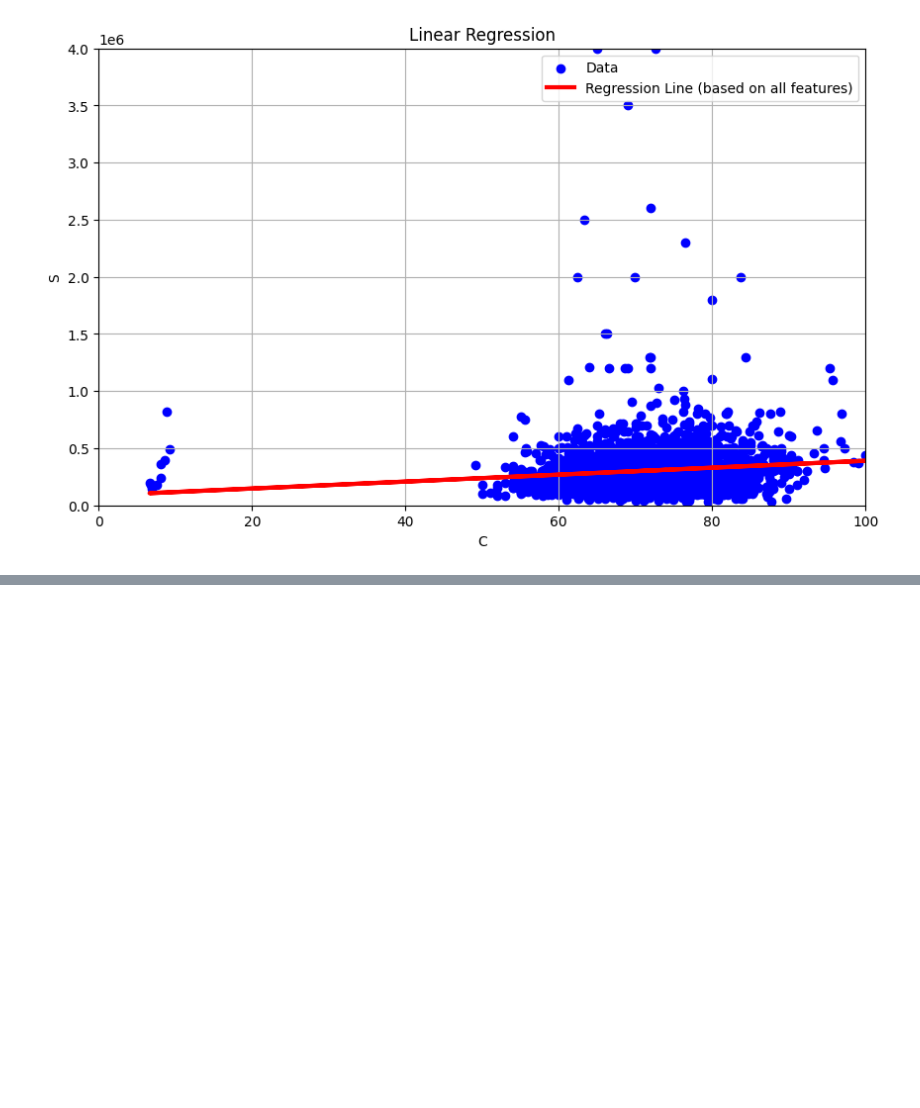
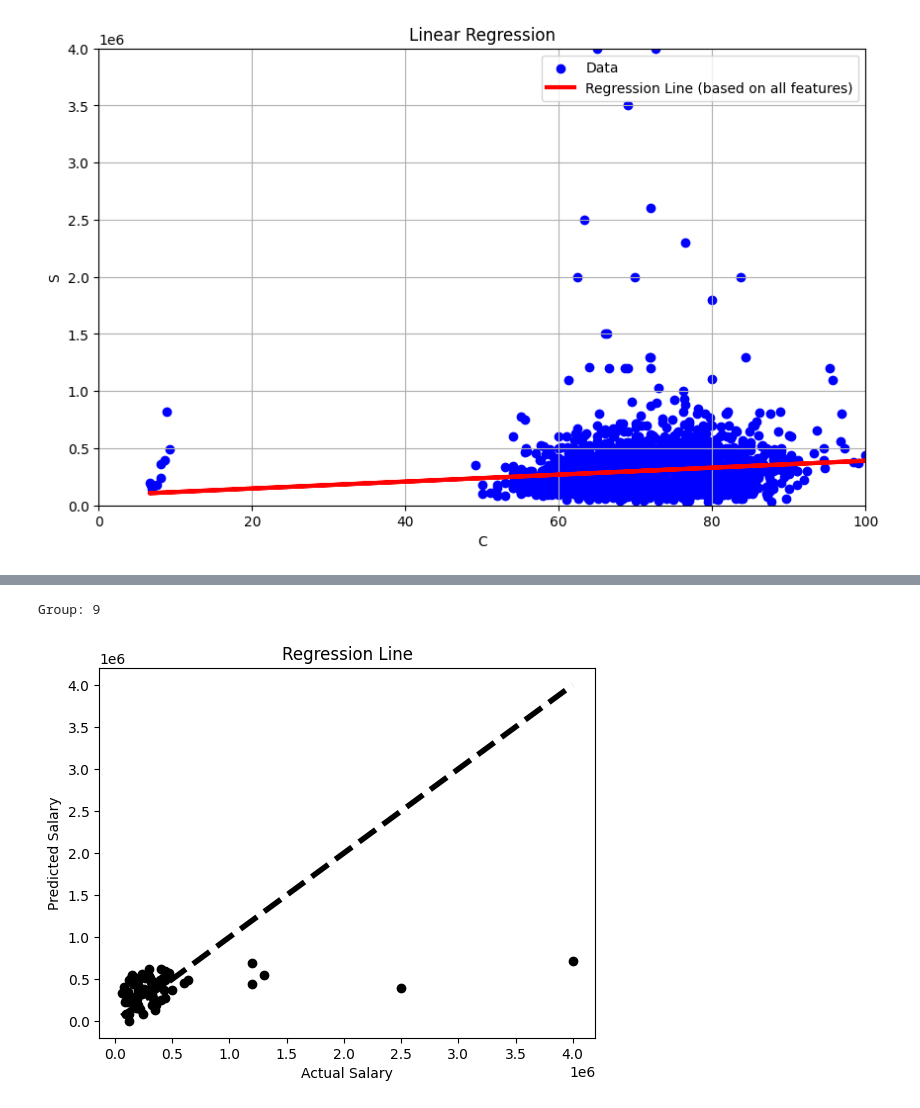
Before and after one commit to Chris-JunHao/group3, a Jupyter notebook: Additional.ipynb, the cells around one changed output, grey strips where cells are left out. Saved outputs shown, nothing was run; the diff lists cells and outputs as text; code cells hidden in the pictures; blank space fills up the shorter version.

Commit message:
cluster fit

```diff
--- a/Additional.ipynb
+++ b/Additional.ipynb
@@ -202,0 +176,80 @@ for group in groups:
+# %%
+
+target = 'Salary'
+
+features = ['10board','12board','CollegeID','CollegeTier','Degree','Specialization','CollegeCityID','CollegeCityTier','CollegeState']
+# 数据标准化
+scaler = StandardScaler()
+data[features] = scaler.fit_transform(data[features])
+# Perform KMeans clustering
+kmeans = KMeans(n_clusters=20, random_state=42)
+data['cluster1'] = kmeans.fit_predict(data[features])
+
+features = ['Age','12graduation','GraduationYear']
+# 数据标准化
+scaler = StandardScaler()
+data[features] = scaler.fit_transform(data[features])
+# Perform KMeans clustering
+kmeans = KMeans(n_clusters=20, random_state=42)
+data['cluster2'] = kmeans.fit_predict(data[features])
+
+features = ['collegeGPA','10percentage','12percentage']
+# 数据标准化
+scaler = StandardScaler()
+data[features] = scaler.fit_transform(data[features])
+# Perform KMeans clustering
+kmeans = KMeans(n_clusters=20, random_state=42)
+data['cluster3'] = kmeans.fit_predict(data[features])
+
+features = ['English','Logical','Quant']
+# 数据标准化
+scaler = StandardScaler()
+data[features] = scaler.fit_transform(data[features])
+# Perform KMeans clustering
+kmeans = KMeans(n_clusters=20, random_state=42)
+data['cluster4'] = kmeans.fit_predict(data[features])
+
+features = ['cluster1','cluster2','cluster3','cluster4']
+# 数据标准化
+scaler = StandardScaler()
+data[features] = scaler.fit_transform(data[features])
+# Perform KMeans clustering
+kmeans = KMeans(n_clusters=12, random_state=42)
+data['cluster'] = kmeans.fit_predict(data[features])
+
+
+groups = data['cluster'].unique()[:12]  # 选择前5个类别进行分组
+features = ['Age','10percentage', '10board','12graduation','12percentage', 'CollegeTier','collegeGPA','Degree','Specialization','CollegeCityTier','GraduationYear','English', 'Logical', 'Quant']
+# 定义函数进行线性回归并预测薪资
+def linear_regression_prediction(data, features, target):
+    X = data[features]
+    y = data[target]
+    X_train, X_test, y_train, y_test = train_test_split(X, y, test_size=0.3, random_state=42)
+    model = LinearRegression()
+    model.fit(X_train, y_train)
+    predictions = model.predict(X_test)
+
+    # 绘制拟合曲线
+    plt.scatter(y_test, predictions, color='black')
+    plt.plot([min(y_test), max(y_test)], [min(y_test), max(y_test)], 'k--', lw=4)
+    plt.xlabel('Actual ' + target)
+    plt.ylabel('Predicted ' + target)
+    plt.title('Regression Line')
+    plt.show()
+
+    mse = mean_squared_error(y_test, predictions)
+    r2 = r2_score(y_test, predictions)
+    print(f'Mean Squared Error: {mse:.2f}')
+    print(f'R^2 Score: {r2:.2f}')
+    return model
+
+# 对每个分类组进行线性回归预测
+models = {}
+for group in groups:
+    print(f"\nGroup: {group}")
+    group_data = data[data['cluster'] == group]
+    model = linear_regression_prediction(group_data, features, target)
+    models[group] = model
+# %% [output]
+Group: 9
+[figure, added]
```
Also changed, not shown: parts of 6 cells of this notebook.
